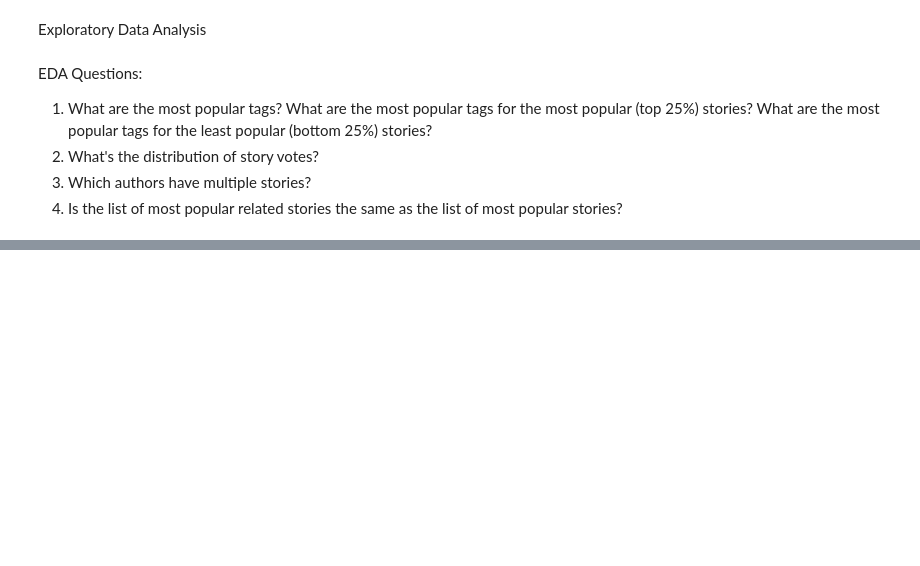
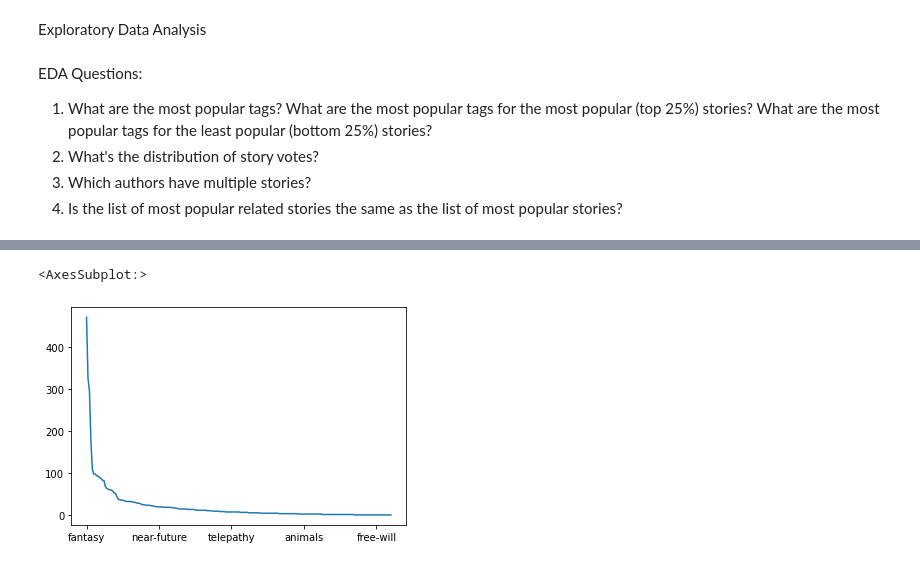
Before and after one commit to Graham-MacIsaac/Capstone-2, a Jupyter notebook: EDA.ipynb, the cells around one changed output, grey strips where cells are left out. Saved outputs shown, nothing was run; the diff lists cells and outputs as text; code cells hidden in the pictures; blank space fills up the shorter version.

```diff
--- a/EDA.ipynb
+++ b/EDA.ipynb
@@ -19,5 +66,8 @@ for x in tags_df.columns:
 # %%
-sums[0] = 'NA'
-sums[1] = 'NA'
-sums[2] = 'NA'
-sums[3] = 'NA'
+tagsums = tagsums.drop(['Title', 'Author', 'Votes', 'Unnamed: 0'])
+tagsums = tagsums.sort_values(ascending=False)
+# %%
+tagsums.plot()
+# %% [output]
+<AxesSubplot:>
+[figure, added]
```
Also changed, not shown: parts of 25 cells of this notebook.
